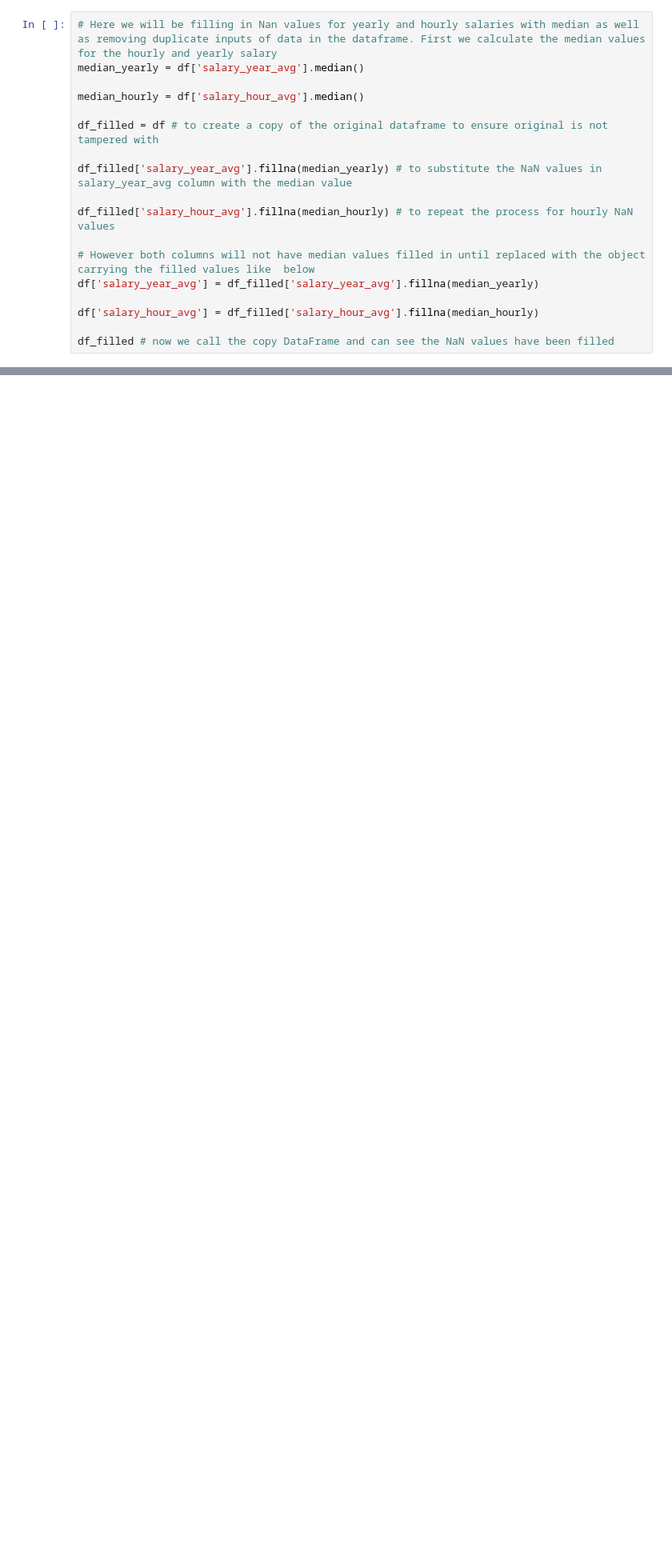
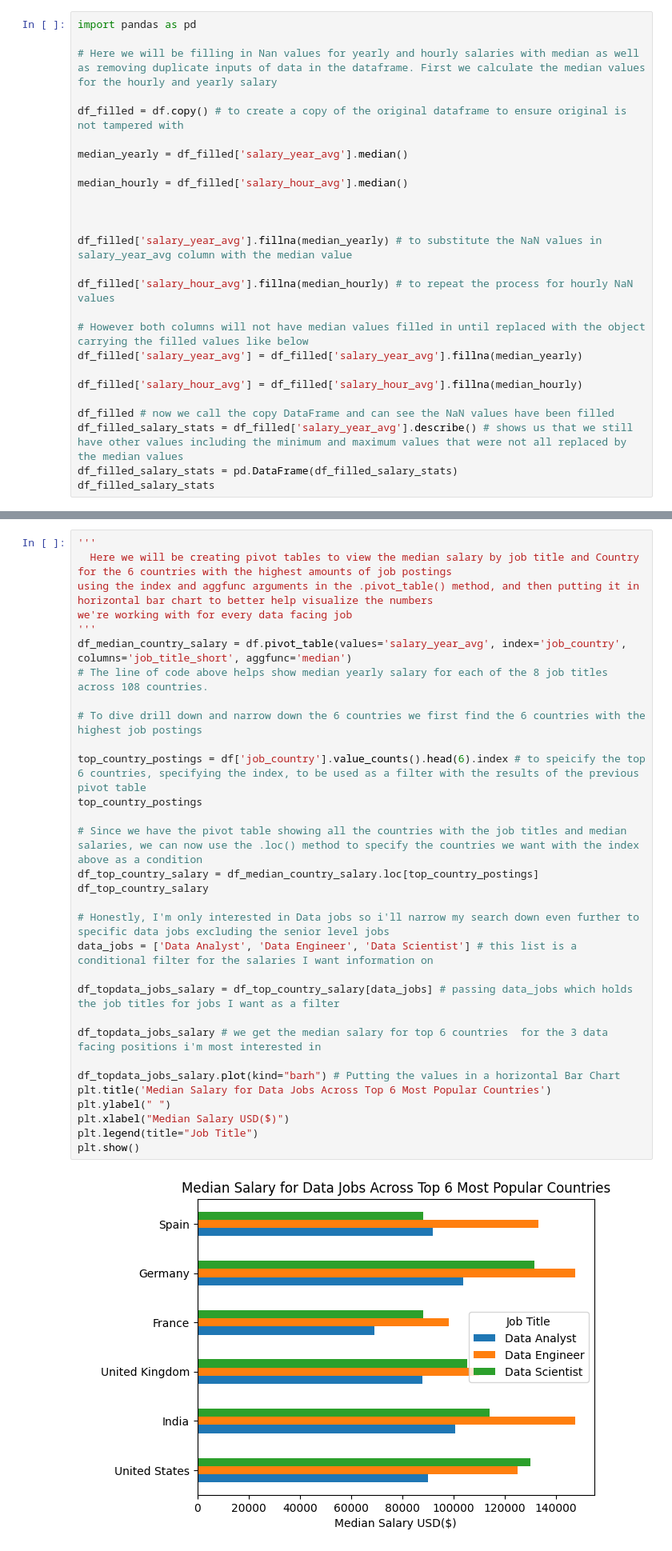
Before and after one commit to dareoyeleke/python_scripting, a Jupyter notebook: Pandas2.ipynb, the cells around one changed output, grey strips where cells are left out. Shown at 80% size. Saved outputs shown, nothing was run; the diff lists cells and outputs as text; blank space fills up the shorter version.

```diff
--- a/Pandas2.ipynb
+++ b/Pandas2.ipynb
@@ -20,23 +42,31 @@ df.iloc[0:10] # while we can use .iloc method, it strictly uses indexing to call
 df.loc[0:, 'salary_rate':'salary_hour_avg'].dropna(subset='salary_rate')
 # .loc[] on the other hand allows filtering with column names, conditional filters, booleans e.t.c, the .dropna(subset="salary_rate") allows to drop NaN values for salary_rate column
 # %%
+import pandas as pd
+
 # Here we will be filling in Nan values for yearly and hourly salaries with median as well as removing duplicate inputs of data in the dataframe. First we calculate the median values for the hourly and yearly salary
-median_yearly = df['salary_year_avg'].median()
 
-median_hourly = df['salary_hour_avg'].median()
+df_filled = df.copy() # to create a copy of the original dataframe to ensure original is not tampered with
 
-df_filled = df # to create a copy of the original dataframe to ensure original is not tampered with
+median_yearly = df_filled['salary_year_avg'].median()
+
+median_hourly = df_filled['salary_hour_avg'].median()
+
+
 
 df_filled['salary_year_avg'].fillna(median_yearly) # to substitute the NaN values in salary_year_avg column with the median value
 
 df_filled['salary_hour_avg'].fillna(median_hourly) # to repeat the process for hourly NaN values
 
-# However both columns will not have median values filled in until replaced with the object carrying the filled values like  below
-df['salary_year_avg'] = df_filled['salary_year_avg'].fillna(median_yearly)
+# However both columns will not have median values filled in until replaced with the object carrying the filled values like below
+df_filled['salary_year_avg'] = df_filled['salary_year_avg'].fillna(median_yearly)
 
-df['salary_hour_avg'] = df_filled['salary_hour_avg'].fillna(median_hourly)
+df_filled['salary_hour_avg'] = df_filled['salary_hour_avg'].fillna(median_hourly)
 
 df_filled # now we call the copy DataFrame and can see the NaN values have been filled
+df_filled_salary_stats = df_filled['salary_year_avg'].describe() # shows us that we still have other values including the minimum and maximum values that were not all replaced by the median values
+df_filled_salary_stats = pd.DataFrame(df_filled_salary_stats)
+df_filled_salary_stats
 # %%
 # Now to eliminate the duplicate values in the DataFrame. First we create another copy to make it easier to backtrack in case of any errors
 df_dist = df_filled.copy()
@@ -77,0 +98,33 @@ df.sample(10, random_state=42) # returns 10 random rows everytime it runs, to as
+# %%
+'''
+  Here we will be creating pivot tables to view the median salary by job title and Country for the 6 countries with the highest amounts of job postings
+using the index and aggfunc arguments in the .pivot_table() method, and then putting it in horizontal bar chart to better help visualize the numbers
+we're working with for every data facing job
+'''
+df_median_country_salary = df.pivot_table(values='salary_year_avg', index='job_country', columns='job_title_short', aggfunc='median')
+# The line of code above helps show median yearly salary for each of the 8 job titles across 108 countries.
+
+# To dive drill down and narrow down the 6 countries we first find the 6 countries with the highest job postings
+
+top_country_postings = df['job_country'].value_counts().head(6).index # to speicify the top 6 countries, specifying the index, to be used as a filter with the results of the previous pivot table
+top_country_postings
+
+# Since we have the pivot table showing all the countries with the job titles and median salaries, we can now use the .loc() method to specify the countries we want with the index above as a condition
+df_top_country_salary = df_median_country_salary.loc[top_country_postings]
+df_top_country_salary
+
+# Honestly, I'm only interested in Data jobs so i'll narrow my search down even further to specific data jobs excluding the senior level jobs
+data_jobs = ['Data Analyst', 'Data Engineer', 'Data Scientist'] # this list is a conditional filter for the salaries I want information on
+
+df_topdata_jobs_salary = df_top_country_salary[data_jobs] # passing data_jobs which holds the job titles for jobs I want as a filter
+
+df_topdata_jobs_salary # we get the median salary for top 6 countries  for the 3 data facing positions i'm most interested in
+
+df_topdata_jobs_salary.plot(kind="barh") # Putting the values in a horizontal Bar Chart
+plt.title('Median Salary for Data Jobs Across Top 6 Most Popular Countries')
+plt.ylabel(" ")
+plt.xlabel("Median Salary USD($)")
+plt.legend(title="Job Title")
+plt.show()
+# %% [output]
+[figure, added]
```
Also changed, not shown: parts of 9 cells of this notebook.
